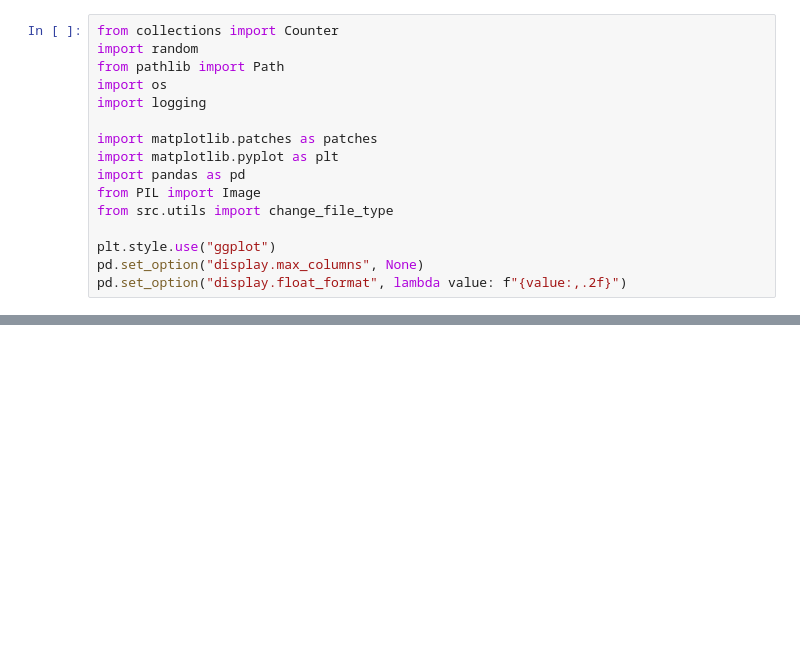
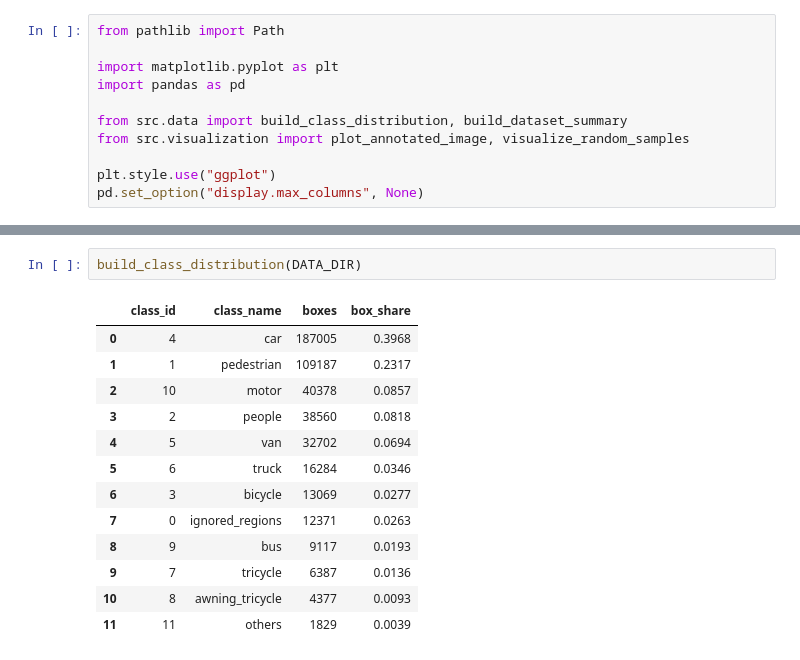
Before and after one commit to DavidIlnytskyi/Edge-Vehicle-Detection-and-Tracking, a Jupyter notebook: data_vizualization.ipynb, the cells around one changed output, grey strips where cells are left out. Saved outputs shown, nothing was run; the diff lists cells and outputs as text; blank space fills up the shorter version.

```diff
--- a/data_vizualization.ipynb
+++ b/data_vizualization.ipynb
@@ -5,16 +5,11 @@ This notebook gives a compact view of split sizes and class balance across the l
 # %%
-from collections import Counter
-import random
 from pathlib import Path
-import os
-import logging
 
-import matplotlib.patches as patches
 import matplotlib.pyplot as plt
 import pandas as pd
-from PIL import Image
-from src.utils import change_file_type
+
+from src.data import build_class_distribution, build_dataset_summary
+from src.visualization import plot_annotated_image, visualize_random_samples
 
 plt.style.use("ggplot")
 pd.set_option("display.max_columns", None)
-pd.set_option("display.float_format", lambda value: f"{value:,.2f}")
@@ -489,0 +27,16 @@ visualize_random_samples(DATA_DIR / "VisDrone2019-DET-train", values=[2])
+# %%
+build_class_distribution(DATA_DIR)
+# %% [output]
+|  | class_id | class_name | boxes | box_share |
+| 0 | 4 | car | 187005 | 0.3968 |
+| 1 | 1 | pedestrian | 109187 | 0.2317 |
+| 2 | 10 | motor | 40378 | 0.0857 |
+| 3 | 2 | people | 38560 | 0.0818 |
+| 4 | 5 | van | 32702 | 0.0694 |
+| 5 | 6 | truck | 16284 | 0.0346 |
+| 6 | 3 | bicycle | 13069 | 0.0277 |
+| 7 | 0 | ignored_regions | 12371 | 0.0263 |
+| 8 | 9 | bus | 9117 | 0.0193 |
+| 9 | 7 | tricycle | 6387 | 0.0136 |
+| 10 | 8 | awning_tricycle | 4377 | 0.0093 |
+| 11 | 11 | others | 1829 | 0.0039 |
```
Also changed, not shown: parts of 18 cells of this notebook, 13 other files.
